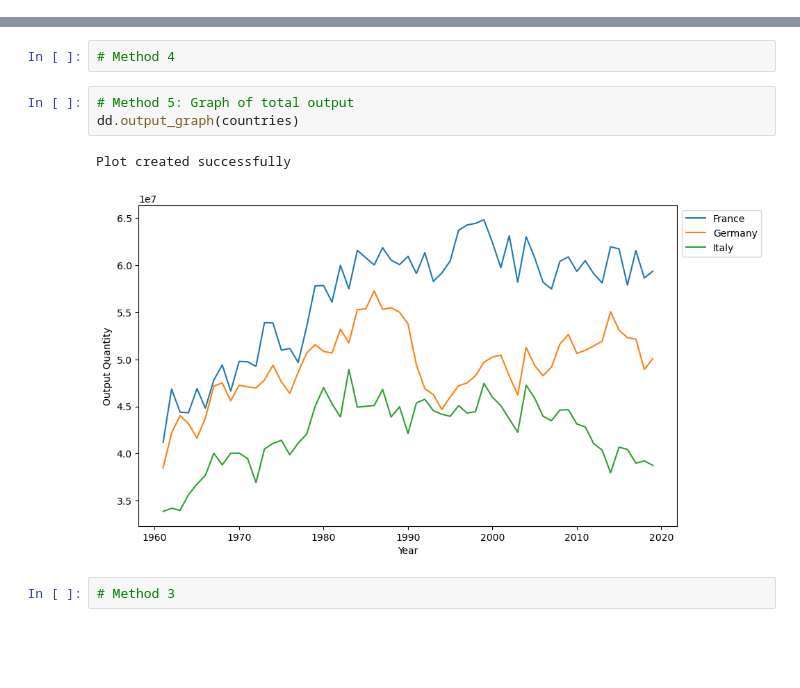
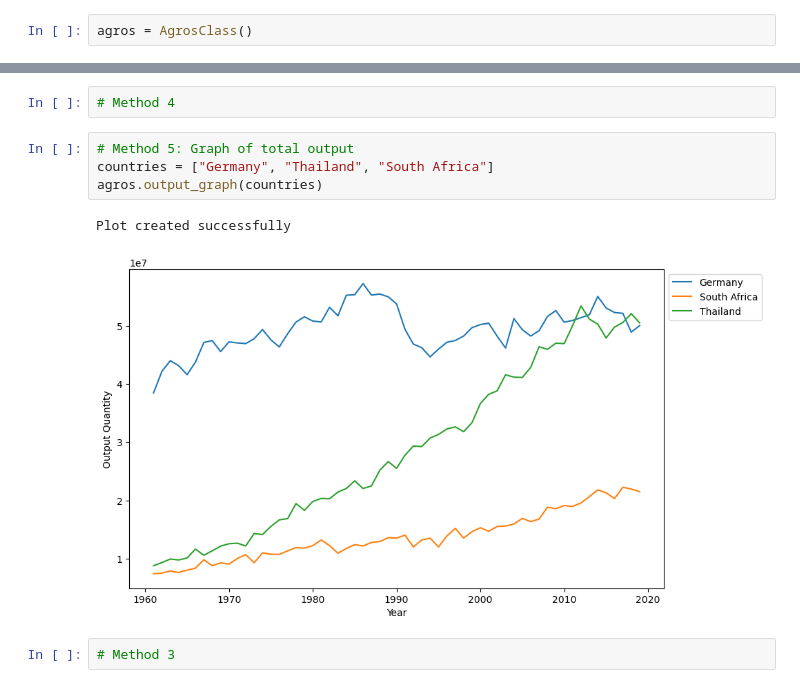
Before and after one commit to Nik-mundt/Group_08, a Jupyter notebook: agros_notebook.ipynb, the cells around one changed output, grey strips where cells are left out. Drawn from its saved outputs; the diff is of its cells as text; blank space fills up the shorter version.

```diff
--- a/agros_notebook.ipynb
+++ b/agros_notebook.ipynb
@@ -6,0 +12,2 @@ agriculture_dataset.csv already exists in C:\Users\mundt\Documents\01_Nova_SBE\T
+# %%
+agros = AgrosClass()
@@ -10,10 +19,11 @@ agriculture_dataset.csv already exists in C:\Users\mundt\Documents\01_Nova_SBE\T
 # Method 4
 # %%
 # Method 5: Graph of total output
-dd.output_graph(countries)
+countries = ["Germany", "Thailand", "South Africa"]
+agros.output_graph(countries)
 # %% [output]
 Plot created successfully
-[figure, old version]
+[figure, new version]
 # %%
 # Method 3
 # %%
```
Also changed, not shown: parts of 3 cells of this notebook.
